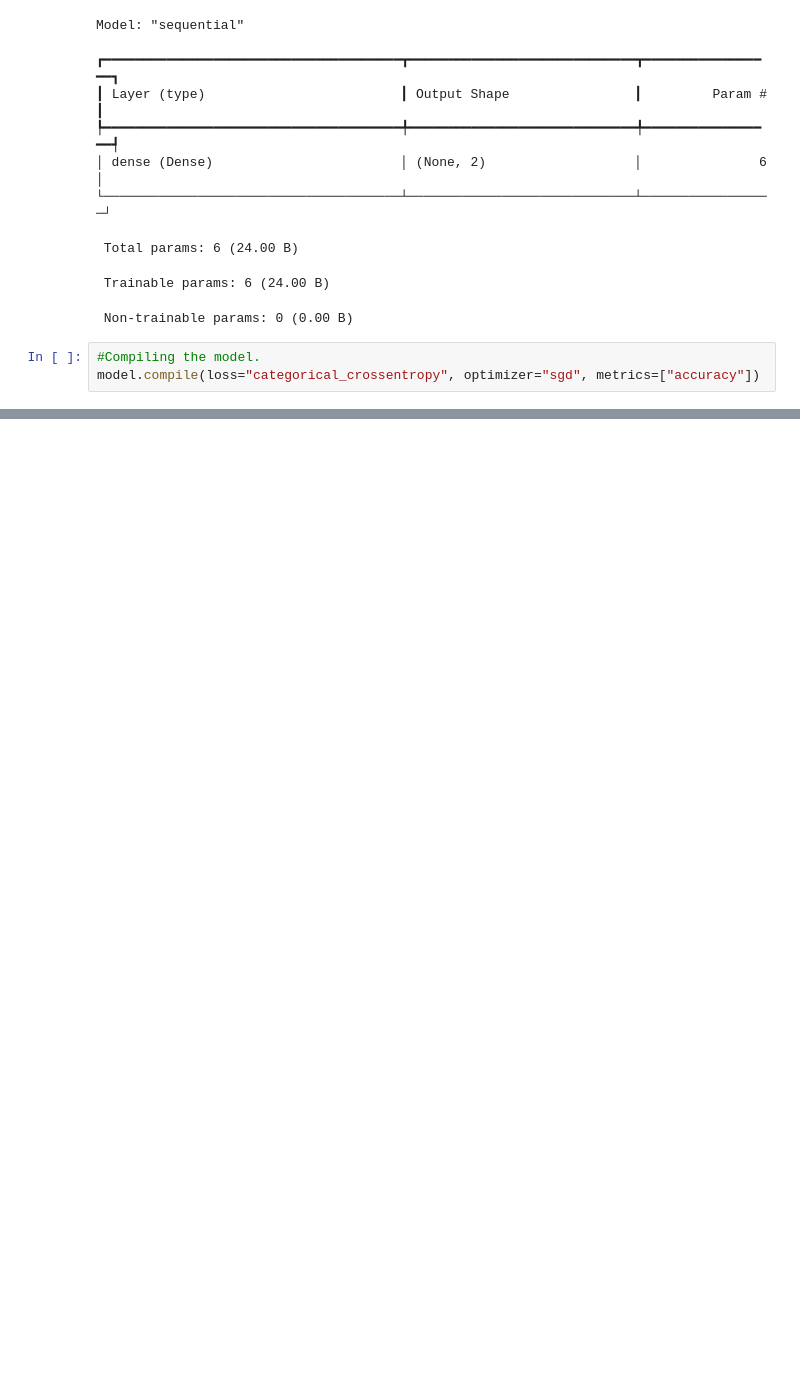
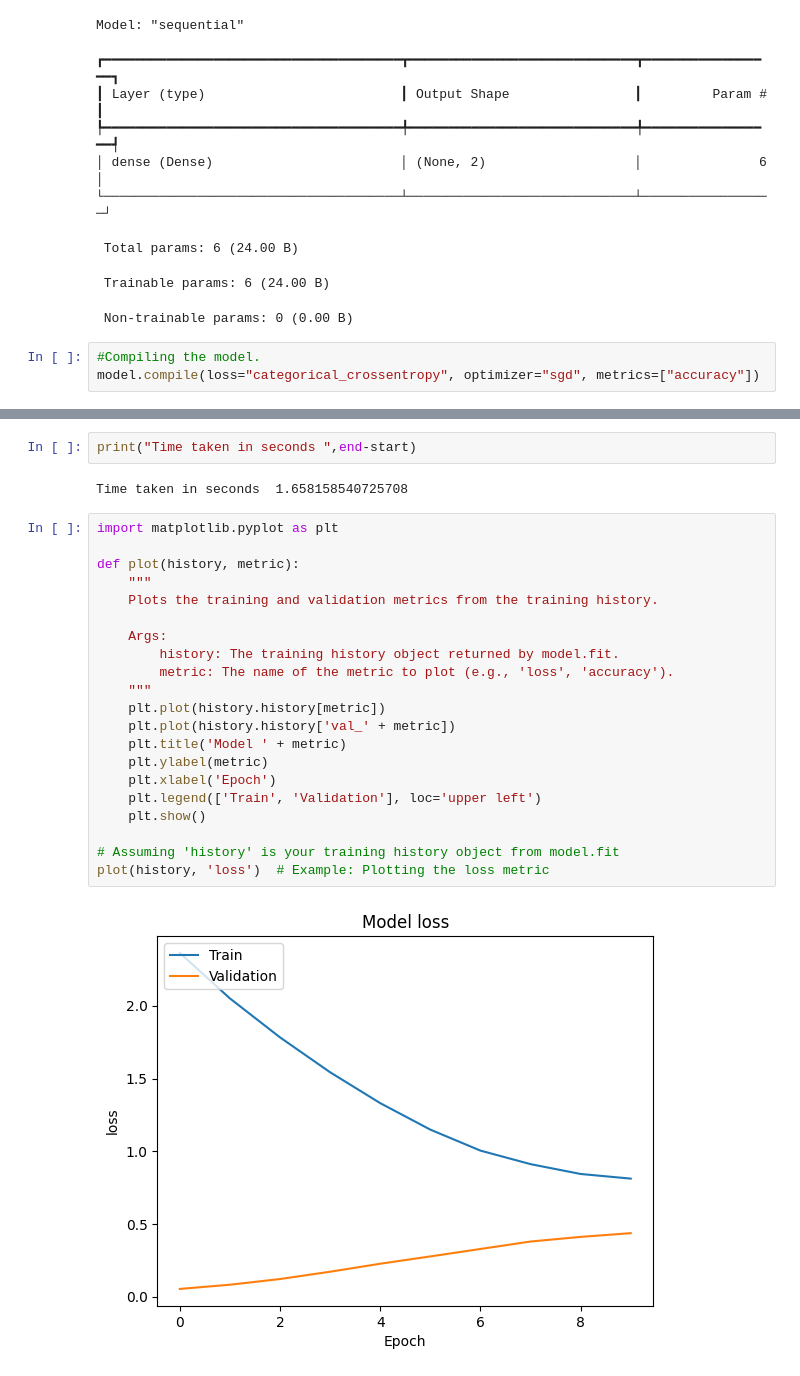
Before and after one commit to bcheng251/BenChen, a Jupyter notebook: Convert_ipynb_to_HTML_in_Colab.ipynb, the cells around one changed output, grey strips where cells are left out. Saved outputs shown, nothing was run; the diff lists cells and outputs as text; blank space fills up the shorter version.

```diff
--- a/Convert_ipynb_to_HTML_in_Colab.ipynb
+++ b/Convert_ipynb_to_HTML_in_Colab.ipynb
@@ -701,0 +770,27 @@ model.compile(loss="categorical_crossentropy", optimizer="sgd", metrics=["accura
+# %%
+print("Time taken in seconds ",end-start)
+# %% [output]
+Time taken in seconds  1.658158540725708
+# %%
+import matplotlib.pyplot as plt
+
+def plot(history, metric):
+    """
+    Plots the training and validation metrics from the training history.
+
+    Args:
+        history: The training history object returned by model.fit.
+        metric: The name of the metric to plot (e.g., 'loss', 'accuracy').
+    """
+    plt.plot(history.history[metric])
+    plt.plot(history.history['val_' + metric])
+    plt.title('Model ' + metric)
+    plt.ylabel(metric)
+    plt.xlabel('Epoch')
+    plt.legend(['Train', 'Validation'], loc='upper left')
+    plt.show()
+
+# Assuming 'history' is your training history object from model.fit
+plot(history, 'loss')  # Example: Plotting the loss metric
+# %% [output]
+[figure, added]
```
Also changed, not shown: parts of 1 cell of this notebook.
